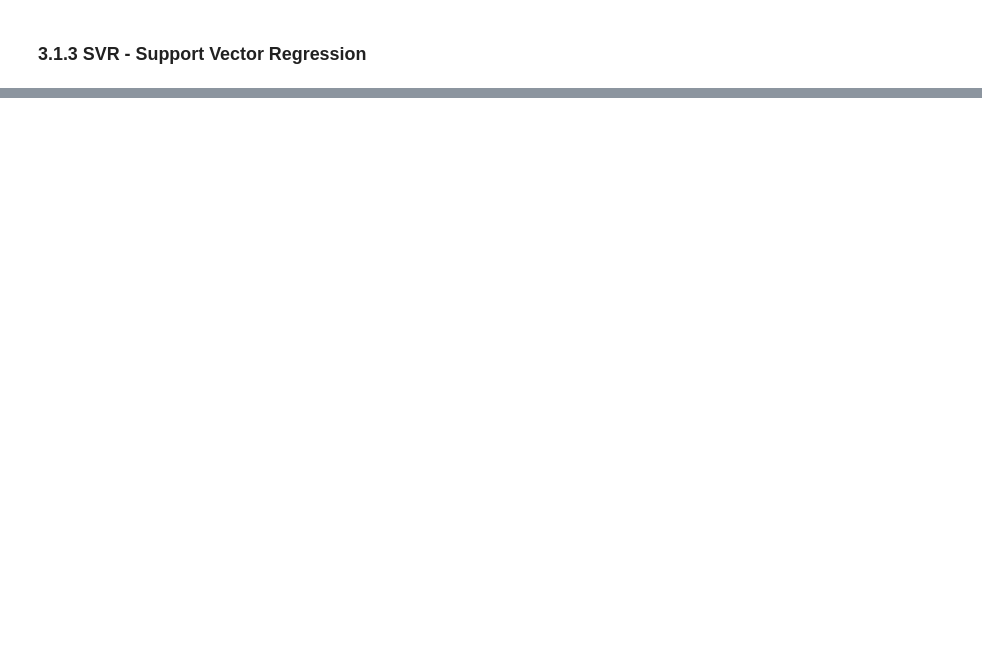
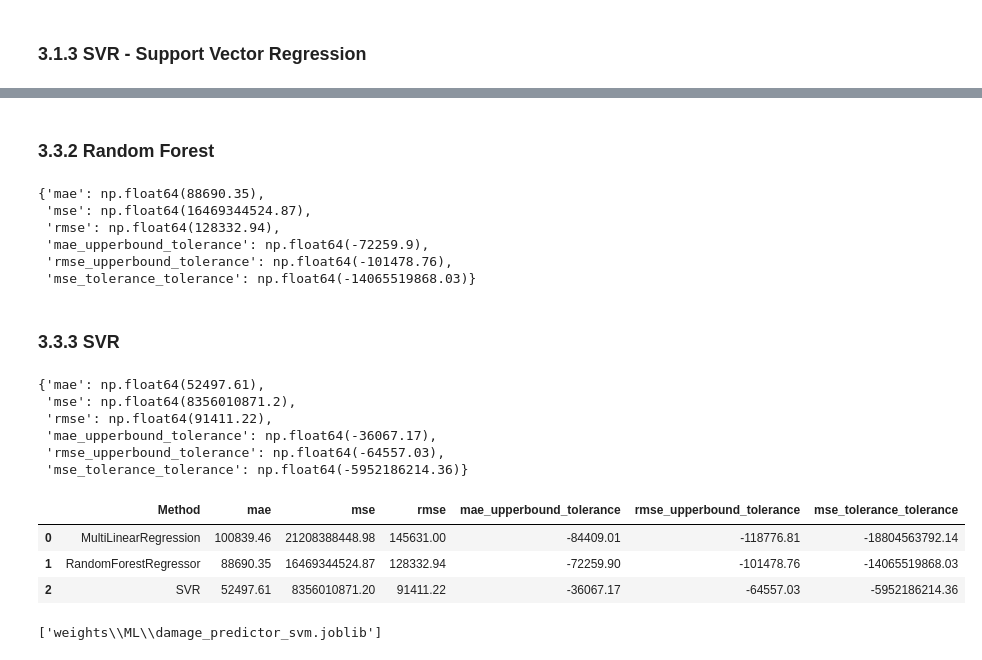
Before and after one commit to KanjiroReal/Vietnam-Storm-Damage-analysis, a Jupyter notebook: ML.ipynb, the cells around one changed output, grey strips where cells are left out. Drawn from its saved outputs; the diff is of its cells as text; code cells hidden in the pictures; blank space fills up the shorter version.

```diff
--- a/ML.ipynb
+++ b/ML.ipynb
@@ -344,0 +578,73 @@ eval_values
+# %% [markdown]
+### 3.3.2 Random Forest
+# %%
+from sklearn.ensemble import RandomForestRegressor
+
+dmg_rf = RandomForestRegressor(n_estimators=epochs, random_state=SEED)
+dmg_rf.fit(X_train, y_train)
+
+eval_values = evaluate(dmg_rf, X_test, y_test, threshold=thresh, mode="regression")
+evaluate_dict[dmg_rf.__class__.__name__] = eval_values
+
+eval_values
+# %% [output]
+{'mae': np.float64(88690.35),
+ 'mse': np.float64(16469344524.87),
+ 'rmse': np.float64(128332.94),
+ 'mae_upperbound_tolerance': np.float64(-72259.9),
+ 'rmse_upperbound_tolerance': np.float64(-101478.76),
+ 'mse_tolerance_tolerance': np.float64(-14065519868.03)}
+# %% [markdown]
+### 3.3.3 SVR
+# %%
+from sklearn.svm import SVR
+
+dmg_svm = SVR(kernel="poly", max_iter=epochs)
+dmg_svm.fit(X_train, y_train)
+
+eval_values = evaluate(dmg_svm, X_test, y_test, threshold=thresh, mode="regression")
+evaluate_dict[dmg_svm.__class__.__name__] = eval_values
+
+eval_values
+# %% [output]
+{'mae': np.float64(52497.61),
+ 'mse': np.float64(8356010871.2),
+ 'rmse': np.float64(91411.22),
+ 'mae_upperbound_tolerance': np.float64(-36067.17),
+ 'rmse_upperbound_tolerance': np.float64(-64557.03),
+ 'mse_tolerance_tolerance': np.float64(-5952186214.36)}
+# %%
+# compare metrics value
+def highlight_max(s):
+    is_max = s == s.max()
+    return ['color: red' if v else '' for v in is_max]
+
+def highlight_min(s):
+    is_min = s == s.min()
+    return ['color: red' if v else '' for v in is_min]
+
+def highlight_row(row, selected_method):
+    return ['background-color: black;' if row['Method'] in selected_method else ''
+            for _ in row]
+
+selected_method = [dmg_svm.__class__.__name__]
+eval_value_df = pd.DataFrame(evaluate_dict).T.reset_index().rename(columns={"index":"Method"})
+
+eval_value_df = (
+    eval_value_df.style
+    .apply(highlight_max, subset=["mae_upperbound_tolerance", "rmse_upperbound_tolerance", "mse_tolerance_tolerance"])
+    .apply(highlight_min, subset=["mae", "mse", "rmse"])
+    .apply(lambda row: highlight_row(row, selected_method), axis=1 )
+    .format(precision=2)
+)
+
+eval_value_df
+# %% [output]
+|  | Method | mae | mse | rmse | mae_upperbound_tolerance | rmse_upperbound_tolerance | mse_tolerance_tolerance |
+| 0 | MultiLinearRegression | 100839.46 | 21208388448.98 | 145631.00 | -84409.01 | -118776.81 | -18804563792.14 |
+| 1 | RandomForestRegressor | 88690.35 | 16469344524.87 | 128332.94 | -72259.90 | -101478.76 | -14065519868.03 |
+| 2 | SVR | 52497.61 | 8356010871.20 | 91411.22 | -36067.17 | -64557.03 | -5952186214.36 |
+# %%
+dump(dmg_svm, ML_dir / 'damage_predictor_svm.joblib')
+# %% [output]
+['weights\\ML\\damage_predictor_svm.joblib']
```
Also changed, not shown: parts of 28 cells of this notebook, 7 other files.
